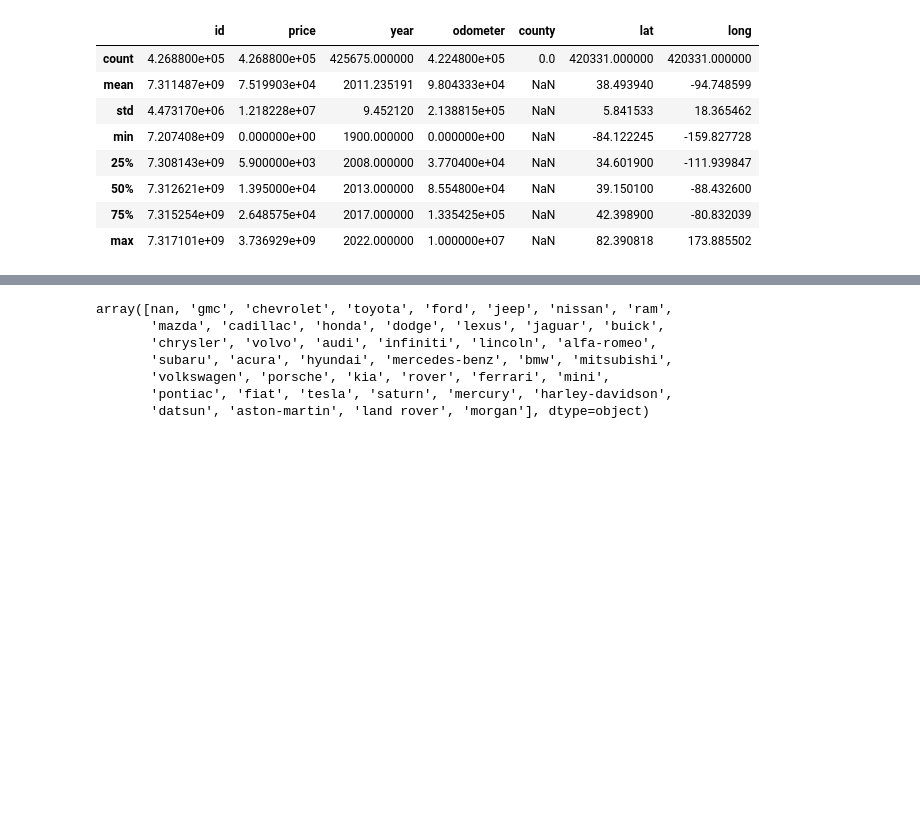
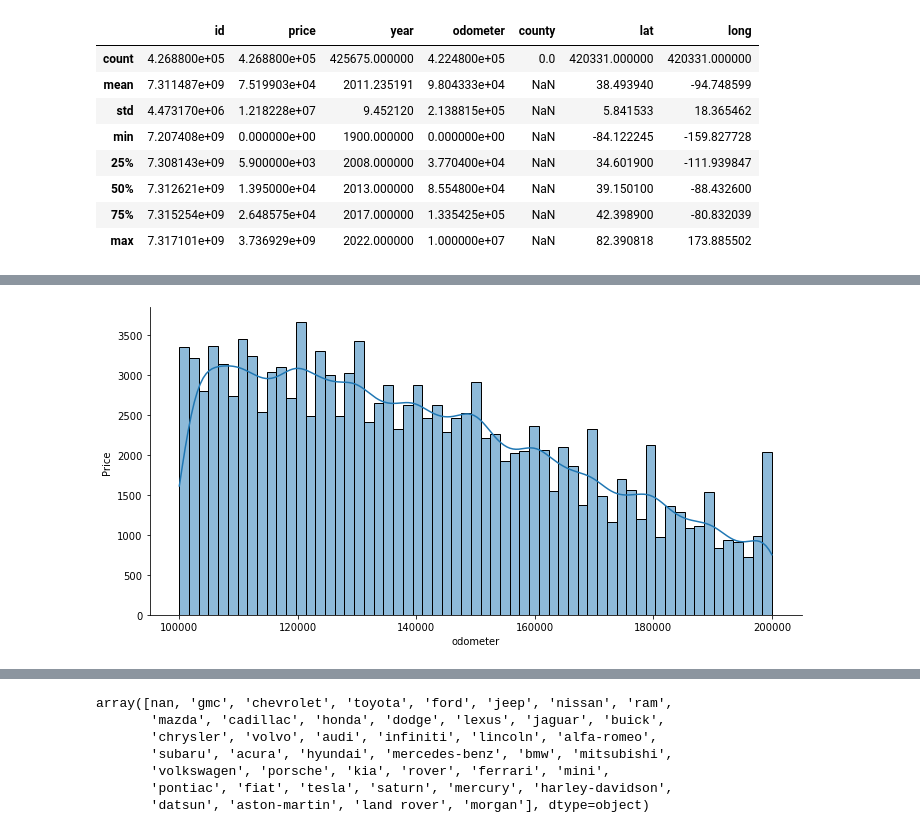
Before and after one commit to nadiahajrasiaa/Used_Car_Regression-1, a Jupyter notebook: UsedCars.ipynb, the cells around one changed output, grey strips where cells are left out. Cells and saved outputs as stored; diff of their text form; code cells hidden in the pictures; blank space fills up the shorter version.

```diff
--- a/UsedCars.ipynb
+++ b/UsedCars.ipynb
@@ -108,0 +175,7 @@ array([  nan, 2014., 2010., 2020., 2017., 2013., 2012., 2016., 2019.,
+# %%
+df_prc = df[(df.price >=2000) & (df.price <=50000)]
+df_odo = df_prc[(df_prc.odometer >100000) & (df_prc.odometer <=200000)]
+sns.displot(data=df_odo, x="odometer", aspect=2, height=5, kde=True)
+plt.ylabel("Price ", fontsize=10);
+# %% [output]
+[figure, added]
```
Also changed, not shown: parts of 156 cells of this notebook.
